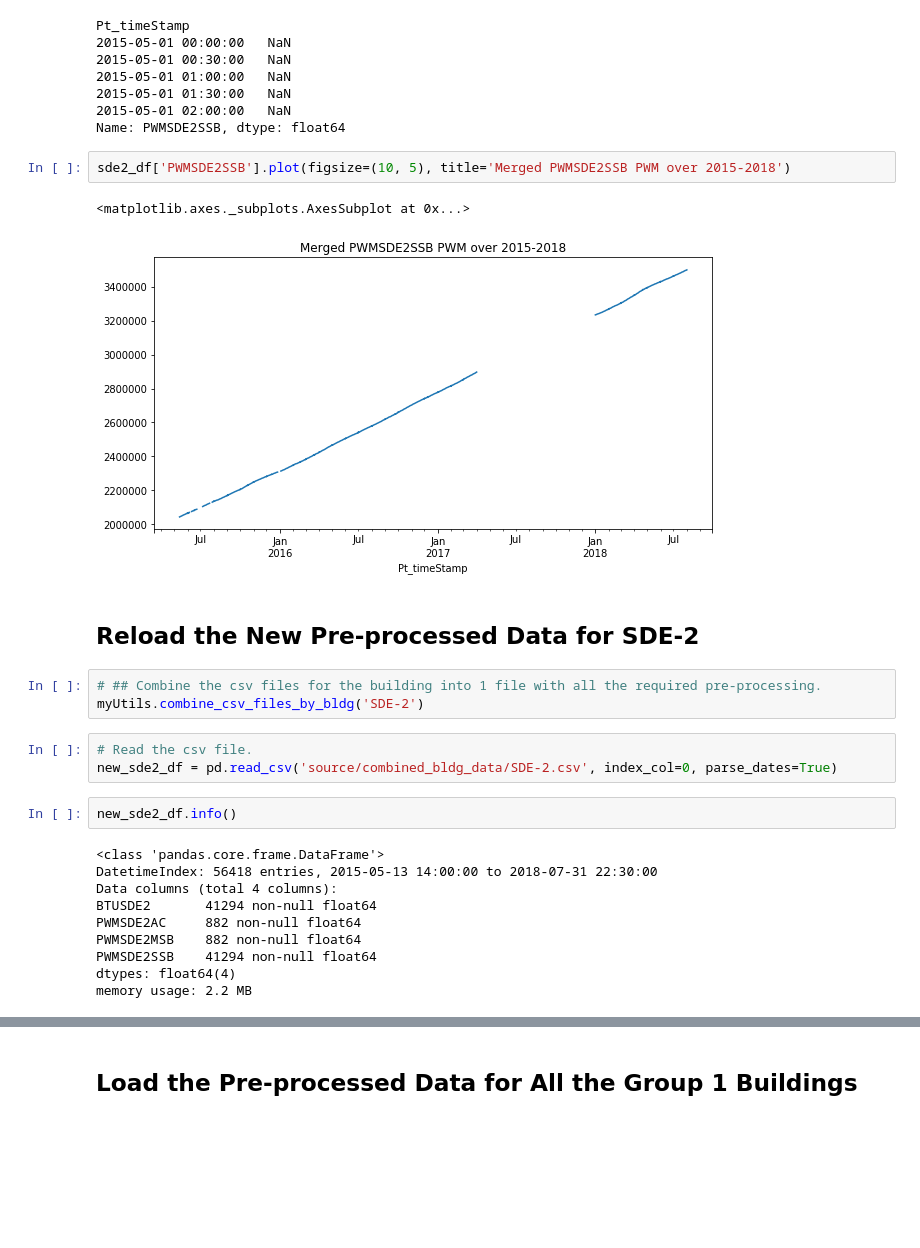
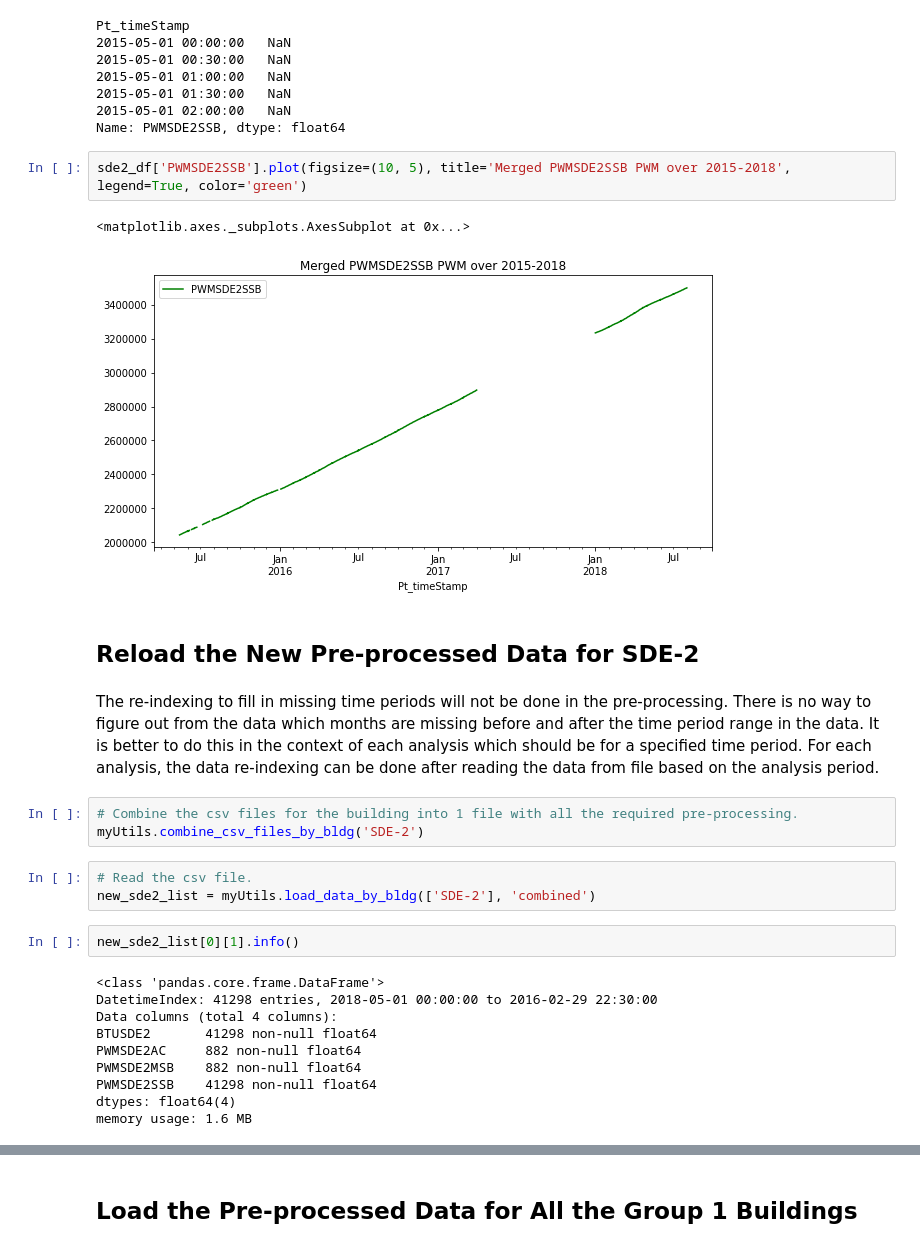
Before and after one commit to tkokkeng/KE5105-Time-Series-Forecasting, a Jupyter notebook: exploration/etl3.ipynb, the cells around one changed output, grey strips where cells are left out. Saved outputs shown, nothing was run; the diff lists cells and outputs as text; blank space fills up the shorter version.

```diff
--- a/exploration/etl3.ipynb
+++ b/exploration/etl3.ipynb
@@ -144,27 +146,29 @@ Pt_timeStamp
 2015-05-01 02:00:00   NaN
 Name: PWMSDE2SSB, dtype: float64
 # %%
-sde2_df['PWMSDE2SSB'].plot(figsize=(10, 5), title='Merged PWMSDE2SSB PWM over 2015-2018')
+sde2_df['PWMSDE2SSB'].plot(figsize=(10, 5), title='Merged PWMSDE2SSB PWM over 2015-2018', legend=True, color='green')
 # %% [output]
 <matplotlib.axes._subplots.AxesSubplot at 0x...>
-[figure, old version]
+[figure, new version]
 # %% [markdown]
 ## Reload the New Pre-processed Data for SDE-2
+# %% [markdown]
+The re-indexing to fill in missing time periods will not be done in the pre-processing. There is no way to figure out from the data which months are missing before and after the time period range in the data. It is better to do this in the context of each analysis which should be for a specified time period. For each analysis, the data re-indexing can be done after reading the data from file based on the analysis period.
 # %%
-# ## Combine the csv files for the building into 1 file with all the required pre-processing.
+# Combine the csv files for the building into 1 file with all the required pre-processing.
 myUtils.combine_csv_files_by_bldg('SDE-2')
 # %%
 # Read the csv file.
-new_sde2_df = pd.read_csv('source/combined_bldg_data/SDE-2.csv', index_col=0, parse_dates=True)
+new_sde2_list = myUtils.load_data_by_bldg(['SDE-2'], 'combined')
-# %%
-new_sde2_df.info()
-# %% [output]
-<class 'pandas.core.frame.DataFrame'>
-DatetimeIndex: 56418 entries, 2015-05-13 14:00:00 to 2018-07-31 22:30:00
-Data columns (total 4 columns):
-BTUSDE2       41294 non-null float64
-PWMSDE2AC     882 non-null float64
-PWMSDE2MSB    882 non-null float64
-PWMSDE2SSB    41294 non-null float64
-dtypes: float64(4)
-memory usage: 2.2 MB
+# %%
+new_sde2_list[0][1].info()
+# %% [output]
+<class 'pandas.core.frame.DataFrame'>
+DatetimeIndex: 41298 entries, 2018-05-01 00:00:00 to 2016-02-29 22:30:00
+Data columns (total 4 columns):
+BTUSDE2       41298 non-null float64
+PWMSDE2AC     882 non-null float64
+PWMSDE2MSB    882 non-null float64
+PWMSDE2SSB    41298 non-null float64
+dtypes: float64(4)
+memory usage: 1.6 MB
```
Also changed, not shown: parts of 27 cells of this notebook, 1 other file.
